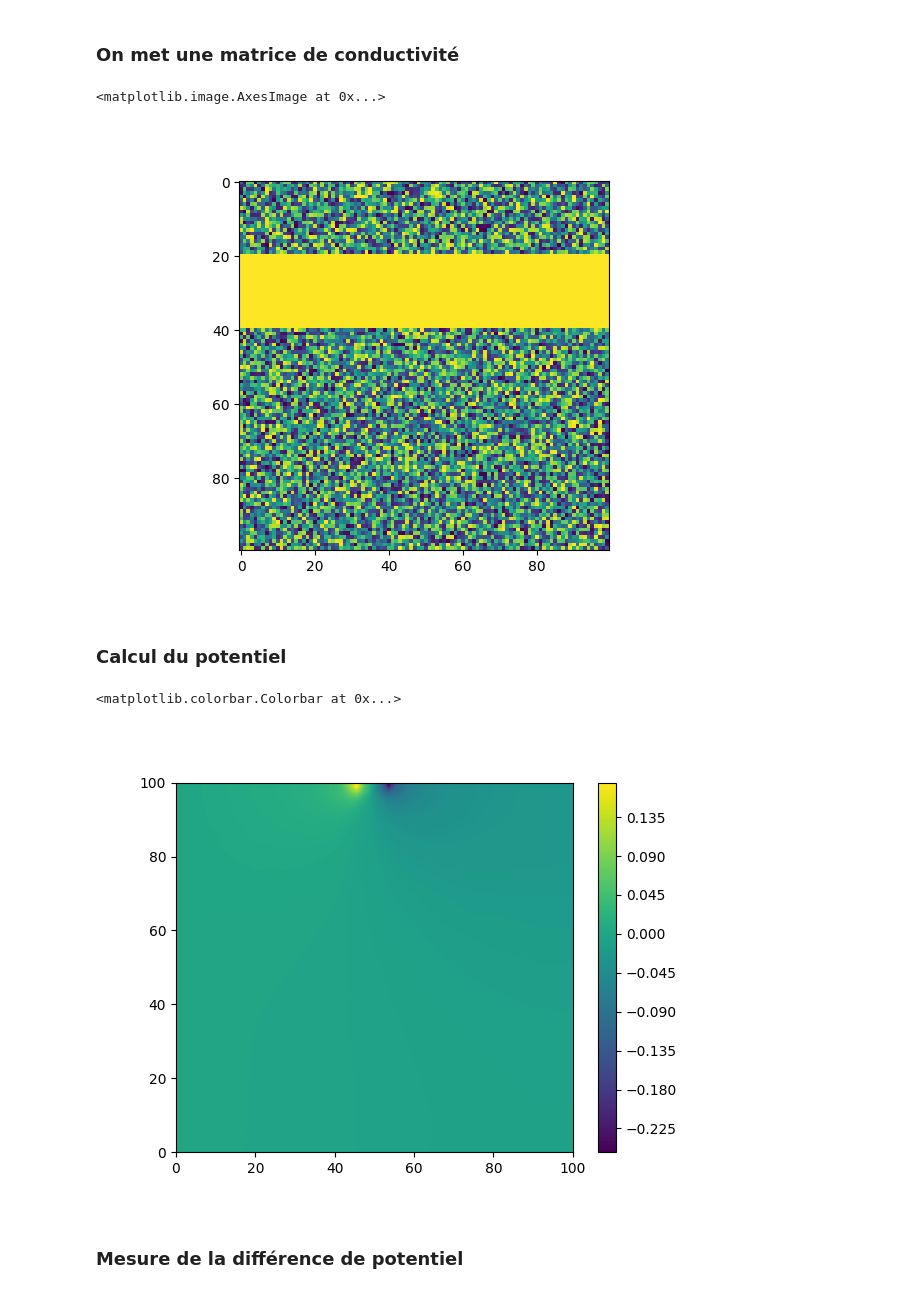
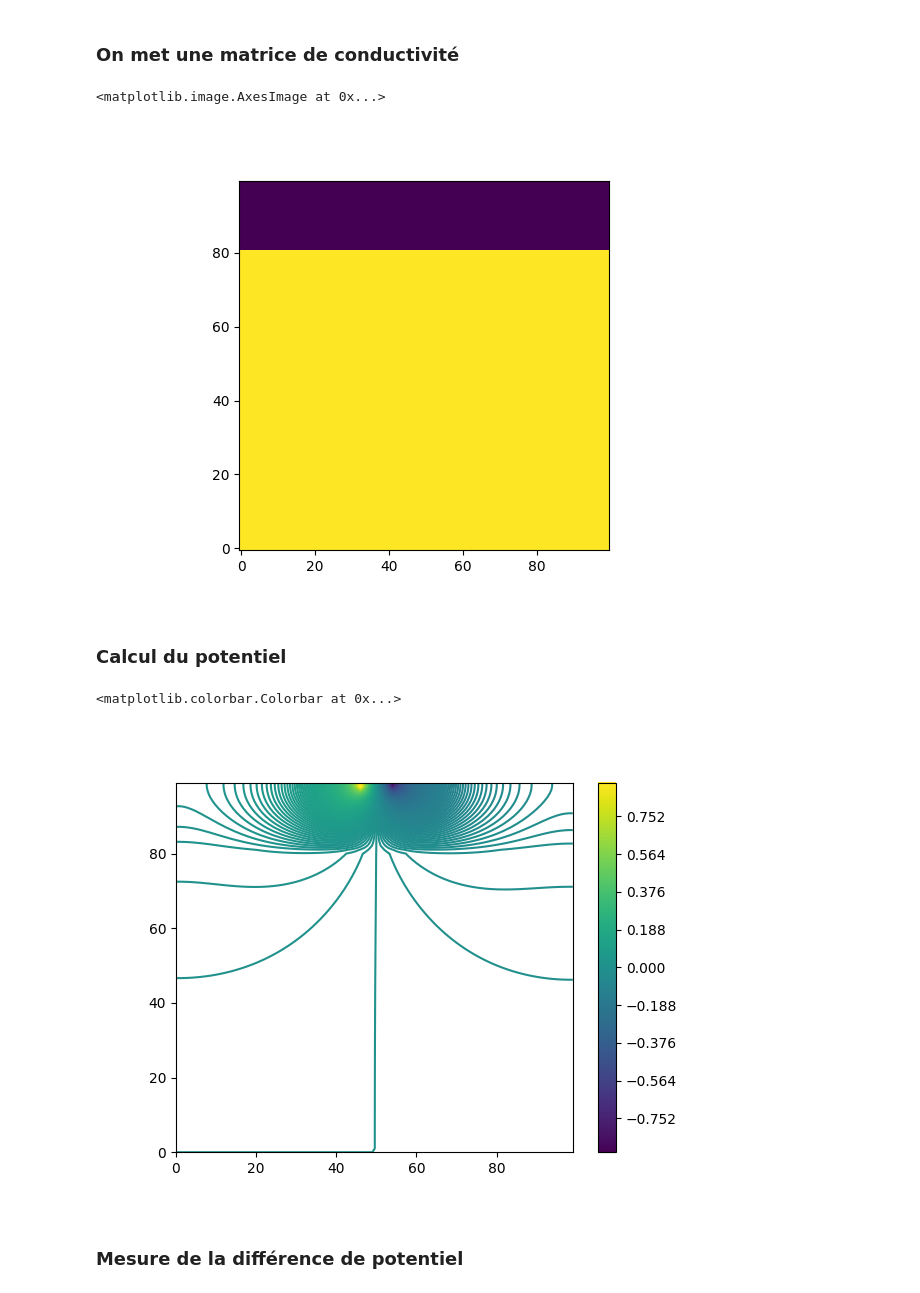
Before and after one commit to AlexandreChevrette/ProjetFinal_PhysiqueNumerique, a Jupyter notebook: Projet_physnum.ipynb, the cells around one changed output. Cells and saved outputs as stored; diff of their text form; code cells hidden in the pictures.

```diff
--- a/Projet_physnum.ipynb
+++ b/Projet_physnum.ipynb
@@ -18,29 +18,31 @@ xx, yy = np.meshgrid(x, y)
 
 # demi_dist = 5
 
-A = (45, 98)
-B = (53, 98)
+A = (98, 46)
+B = (98, 54)
 # M = (48, 98)
 # N = (51, 98)
 
 M = (98, 48)
-N = (98, 51)
+N = (98, 52)
 # %% [markdown]
 ### On met une matrice de conductivité
 # %%
-sigma_init = np.random.uniform(low=1, high=10, size=(dim, dim))
-sigma_init[20: 40, dim//2 - 50: dim//2 + 50] = 10
+sigma_init = np.ones((dim, dim))#np.random.uniform(low=1, high=10, size=(dim, dim))
+sigma_init[: 81, dim//2 - 50: dim//2 + 50] = 10
 pot_init = np.zeros((dim, dim))
 
 courant_init = np.zeros((dim, dim))
-courant_init[A[0], A[1]:dim] = I
-courant_init[B[0], B[1]:dim] = -I
+courant_init[A[0]:dim, A[1]] = I
+courant_init[B[0]:dim, B[1]] = -I
 
 plt.figure()
-plt.imshow(sigma_init)
+plt.imshow(sigma_init, origin='lower')
+
+# plt.imshow(courant_init, origin='lower')
 # %% [output]
 <matplotlib.image.AxesImage at 0x...>
-[figure, old version]
+[figure, new version]
 # %% [markdown]
 ### Calcul du potentiel
 # %%
@@ -64,16 +66,16 @@ def compute_pot(V, V_k, Sigma, I):
     for i in range(1, l-1):
         for j in range(1, l-1):
 
-            sigma_ifhs = (2*Sigma[i, j]*Sigma[i+1, j])/(Sigma[i, j] + Sigma[i+1, j])
-            sigma_ibhs = (2*Sigma[i, j]*Sigma[i-1, j])/(Sigma[i, j] + Sigma[i-1, j])
-            sigma_jfhs = (2*Sigma[i, j]*Sigma[i, j+1])/(Sigma[i, j] + Sigma[i, j+1])
-            sigma_jbhs = (2*Sigma[i, j]*Sigma[i, j-1])/(Sigma[i, j] + Sigma[i, j-1])
+            sigma_ifhs = (2*Sigma[j, i]*Sigma[j, i+1])/(Sigma[j, i] + Sigma[j, i+1])
+            sigma_ibhs = (2*Sigma[j, i]*Sigma[j, i-1])/(Sigma[j, i] + Sigma[j, i-1])
+            sigma_jfhs = (2*Sigma[j, i]*Sigma[j+1, i])/(Sigma[j, i] + Sigma[j+1, i])
+            sigma_jbhs = (2*Sigma[j, i]*Sigma[j-1, i])/(Sigma[j, i] + Sigma[j-1, i])
 
             deno = sigma_ifhs + sigma_ibhs + sigma_jfhs + sigma_jbhs
 
-            nom = (I[i, j]*(h**2)) + sigma_ifhs*V_k[i+1, j] + sigma_ibhs*V_k[i-1, j] + sigma_jfhs*V_k[i, j+1] + sigma_jbhs*V_k[i, j-1]
+            nom = (I[j, i]*(h**2)) + sigma_ifhs*V_k[j, i+1] + sigma_ibhs*V_k[j, i-1] + sigma_jfhs*V_k[j+1, i] + sigma_jbhs*V_k[j-1, i]
 
-            V[i, j] = nom/deno
+            V[j, i] = nom/deno
 
     return V
 
@@ -82,35 +84,36 @@ def find_pot(V, Sigma, I, DIM, error=1e10, tol=1e-8, niter=1000000):
     it=0
     while error > tol and it < niter:
         V_k = V.copy()
 
         V[0, :] = 0 # haut
         V[-1, :] = V[-2, :] # bas
         V[:, 0] = V[:, 1] # gauche
         V[:, DIM-1] = V[:, DIM-2] # gauche
         #  = 0 # droite
 
         V = compute_pot(V, V_k, Sigma, I)
 
         diff = V - V_k
         error = np.sqrt(np.sum(diff**2))#np.linalg.norm(diff)
 
         it += 1
 
     return V
 
 Voltage = find_pot(pot_init, sigma_init, courant_init, DIM=dim)
 
 # print(f"Nombre d'itérations: {it}")
 # print(f"Erreur: {error}")
 
 
 plt.figure()
-plt.contourf(yy, xx, Voltage, levels=200)
+# plt.imshow(Voltage, origin='lower')
+plt.contour(Voltage, levels=500)
 # plt.imshow(pot)
 plt.colorbar()
 # %% [output]
 <matplotlib.colorbar.Colorbar at 0x...>
-[figure, old version]
+[figure, new version]
 # %% [markdown]
 ### Mesure de la différence de potentiel
 # %%
```
Also changed, not shown: parts of 5 cells of this notebook.
